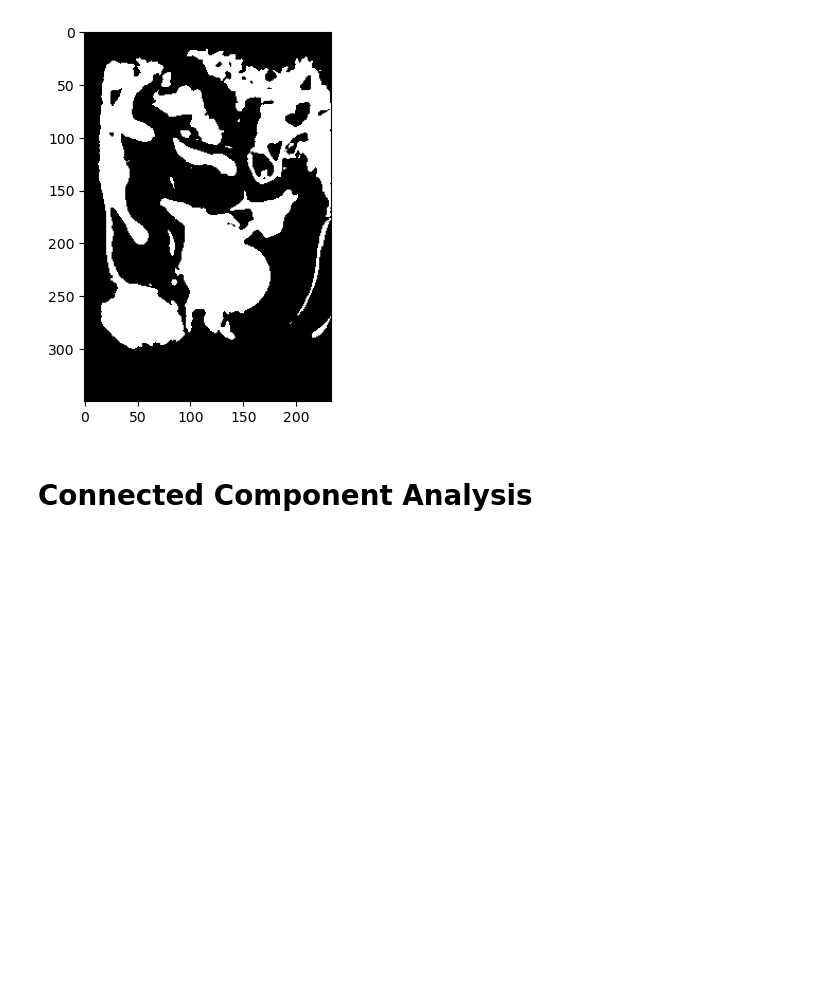
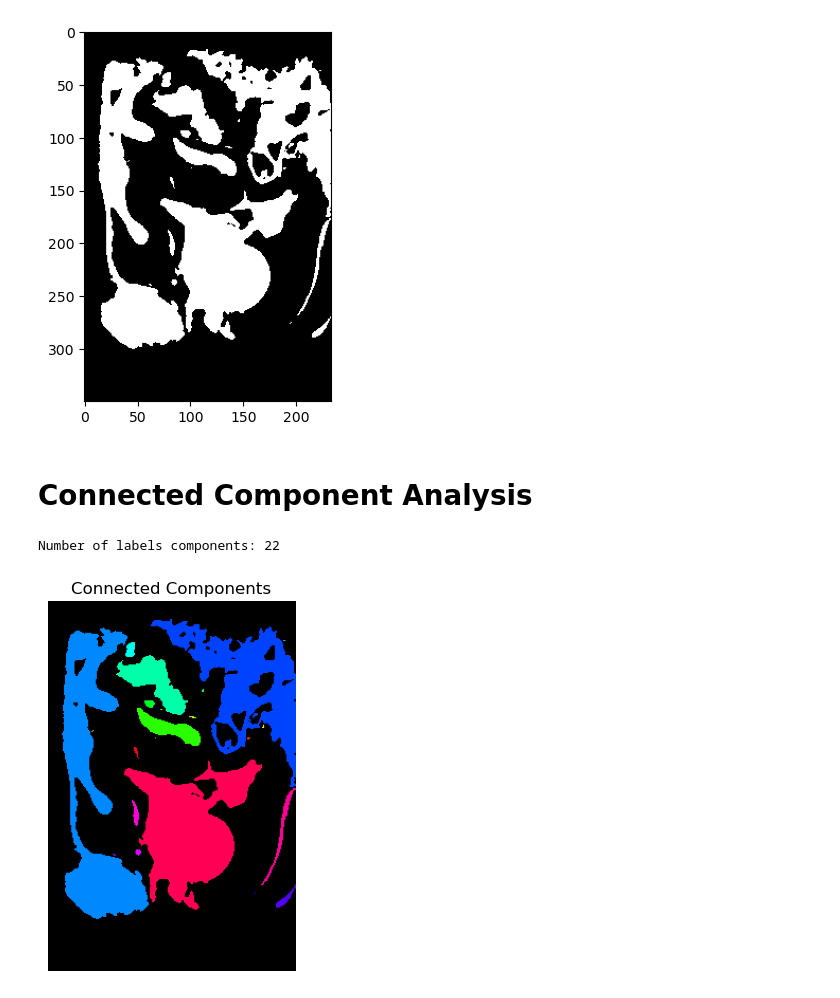
Before and after one commit to srbellala/BIOE484_Sp25_Final_Project, a Jupyter notebook: HIstogram_Thresholding_Demo.ipynb, the cells around one changed output. Drawn from its saved outputs; the diff is of its cells as text; code cells hidden in the pictures; blank space fills up the shorter version.

Commit message:
changed connected component code and visulized in Demo file

```diff
--- a/HIstogram_Thresholding_Demo.ipynb
+++ b/HIstogram_Thresholding_Demo.ipynb
@@ -82,3 +83,24 @@ plt.imshow(Otsuthresh, cmap = 'gray')
 [figure]
 # %% [markdown]
 # Connected Component Analysis
+# %%
+#Apply connected component analysis and get 4 tuple
+
+num_labels, labels_im = Connected_Comp_Anal.Conn_Comp_Anal(Otsuthresh)
+
+print(f"Number of labels components: {num_labels-1}")
+
+#Visualize
+label_hue = np.uint8(179 * labels_im / np.max(labels_im))
+blank_ch = 255 * np.ones_like(label_hue)
+labeled_img = cv2.merge([label_hue, blank_ch, blank_ch])
+labeled_img = cv2.cvtColor(labeled_img, cv2.COLOR_HSV2BGR)
+labeled_img[label_hue == 0] = 0  # Set background to black
+
+plt.imshow(labeled_img)
+plt.title("Connected Components")
+plt.axis("off")
+plt.show()
+# %% [output]
+Number of labels components: 22
+[figure, added]
```
Also changed, not shown: parts of 1 cell of this notebook, 1 other file.
